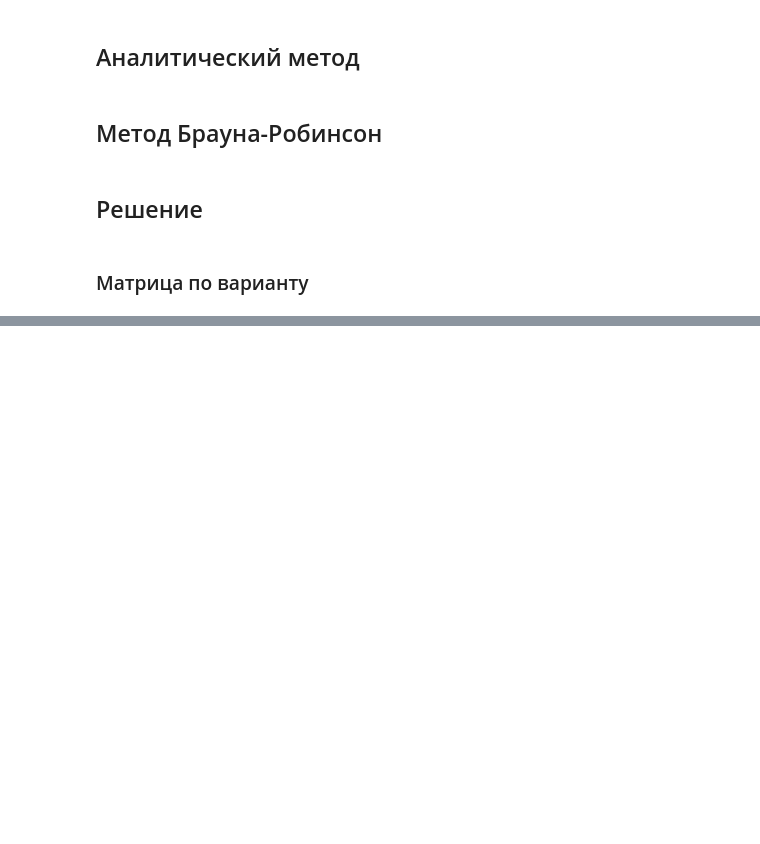
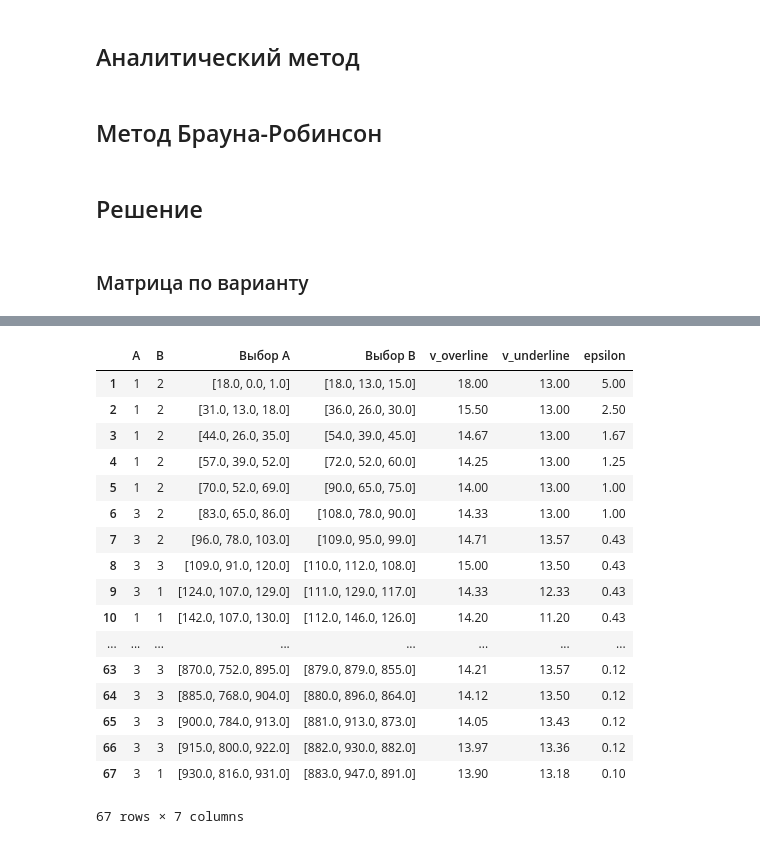
Before and after one commit to iminchenko/GT_lab6, a Jupyter notebook: lab6.ipynb, the cells around one changed output, grey strips where cells are left out. Drawn from its saved outputs; the diff is of its cells as text; code cells hidden in the pictures; blank space fills up the shorter version.

```diff
--- a/lab6.ipynb
+++ b/lab6.ipynb
@@ -124,0 +129,21 @@ delta y_strategies: [0.07869105 0.0823348  0.16102586]
+# %%
+result_br['table']
+# %% [output]
+|  | A | B | Выбор А | Выбор B | v_overline | v_underline | epsilon |
+| 1 | 1 | 2 | [18.0, 0.0, 1.0] | [18.0, 13.0, 15.0] | 18.00 | 13.00 | 5.00 |
+| 2 | 1 | 2 | [31.0, 13.0, 18.0] | [36.0, 26.0, 30.0] | 15.50 | 13.00 | 2.50 |
+| 3 | 1 | 2 | [44.0, 26.0, 35.0] | [54.0, 39.0, 45.0] | 14.67 | 13.00 | 1.67 |
+| 4 | 1 | 2 | [57.0, 39.0, 52.0] | [72.0, 52.0, 60.0] | 14.25 | 13.00 | 1.25 |
+| 5 | 1 | 2 | [70.0, 52.0, 69.0] | [90.0, 65.0, 75.0] | 14.00 | 13.00 | 1.00 |
+| 6 | 3 | 2 | [83.0, 65.0, 86.0] | [108.0, 78.0, 90.0] | 14.33 | 13.00 | 1.00 |
+| 7 | 3 | 2 | [96.0, 78.0, 103.0] | [109.0, 95.0, 99.0] | 14.71 | 13.57 | 0.43 |
+| 8 | 3 | 3 | [109.0, 91.0, 120.0] | [110.0, 112.0, 108.0] | 15.00 | 13.50 | 0.43 |
+| 9 | 3 | 1 | [124.0, 107.0, 129.0] | [111.0, 129.0, 117.0] | 14.33 | 12.33 | 0.43 |
+| 10 | 1 | 1 | [142.0, 107.0, 130.0] | [112.0, 146.0, 126.0] | 14.20 | 11.20 | 0.43 |
+| ... | ... | ... | ... | ... | ... | ... | ... |
+| 63 | 3 | 3 | [870.0, 752.0, 895.0] | [879.0, 879.0, 855.0] | 14.21 | 13.57 | 0.12 |
+| 64 | 3 | 3 | [885.0, 768.0, 904.0] | [880.0, 896.0, 864.0] | 14.12 | 13.50 | 0.12 |
+| 65 | 3 | 3 | [900.0, 784.0, 913.0] | [881.0, 913.0, 873.0] | 14.05 | 13.43 | 0.12 |
+| 66 | 3 | 3 | [915.0, 800.0, 922.0] | [882.0, 930.0, 882.0] | 13.97 | 13.36 | 0.12 |
+| 67 | 3 | 1 | [930.0, 816.0, 931.0] | [883.0, 947.0, 891.0] | 13.90 | 13.18 | 0.10 |
+67 rows × 7 columns
```
Also changed, not shown: parts of 5 cells of this notebook.
